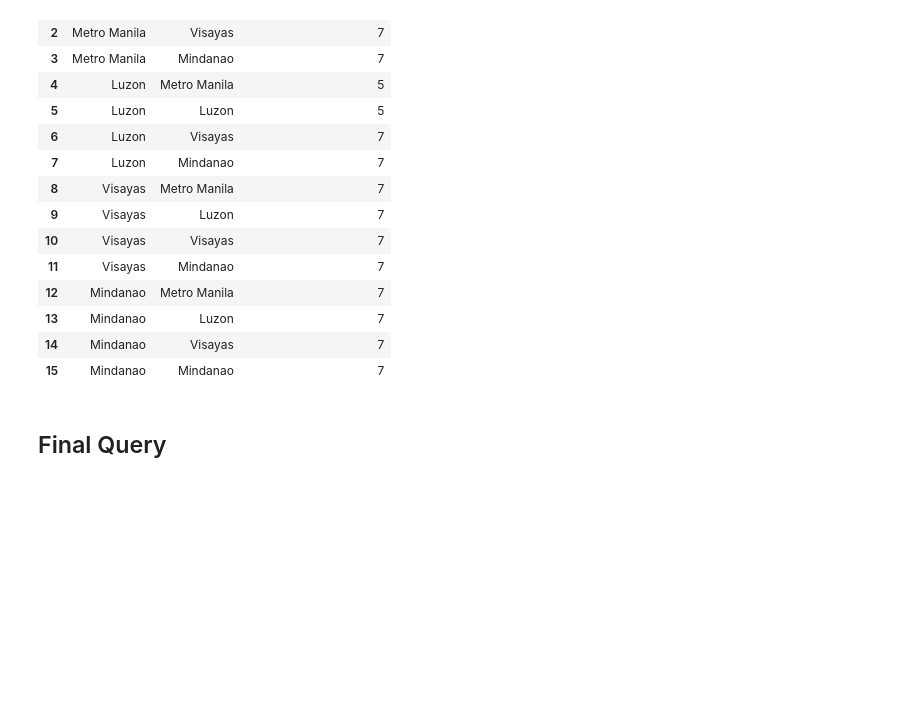
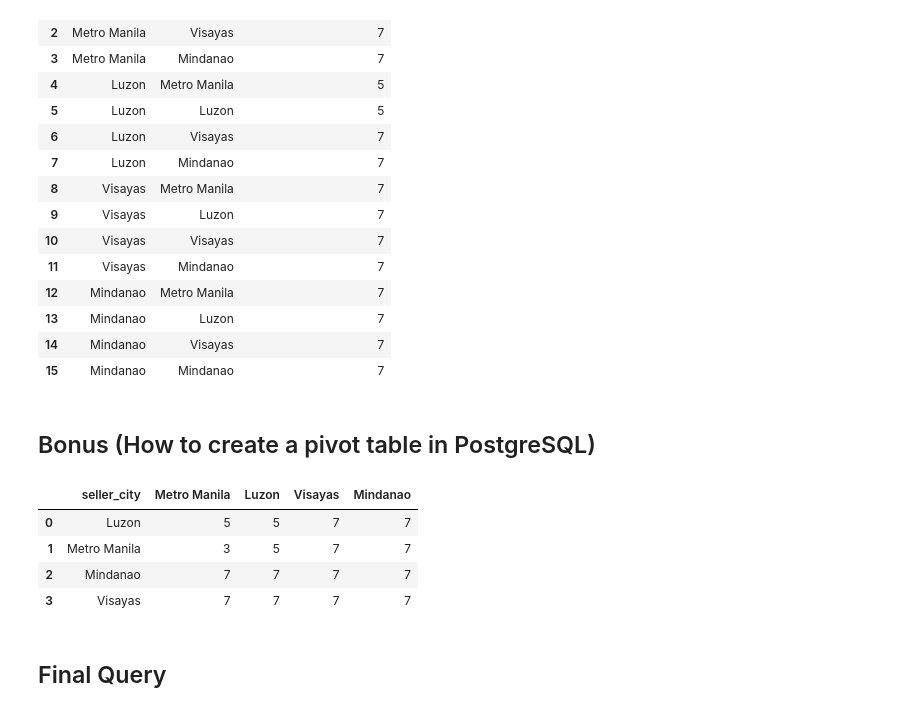
Before and after one commit to gstdl/Logistics_Analysis, a Jupyter notebook: Logistics Analysis using PostgreSQL.ipynb, the cells around one changed output. Drawn from its saved outputs; the diff is of its cells as text; code cells hidden in the pictures; blank space fills up the shorter version.

```diff
--- a/Logistics Analysis using PostgreSQL.ipynb
+++ b/Logistics Analysis using PostgreSQL.ipynb
@@ -374,6 +370,33 @@ query('SELECT * FROM sla_temp')
 | 13 | Mindanao | Luzon | 7 |
 | 14 | Mindanao | Visayas | 7 |
 | 15 | Mindanao | Mindanao | 7 |
+# %% [markdown]
+## Bonus (How to create a pivot table in PostgreSQL)
+# %%
+query('''
+/* Install Postgresql additional function for pivoting*/
+CREATE EXTENSION IF NOT EXISTS tablefunc;
+
+SELECT * FROM
+CROSSTAB(
+    'SELECT seller_city,
+            buyer_city,
+            expected_delivery_time
+     FROM sla_temp
+     ORDER BY 1,2',
+    $$VALUES {text1}$$
+) AS pivot_table(
+    seller_city VARCHAR,
+    {text2}
+)
+'''.format(text1= ',\n\t     '.join([f"('{city}')" for city in cities]),
+           text2= ',\n    '.join([f'"{city}" INT' for city in cities])))
+# %% [output]
+|  | seller_city | Metro Manila | Luzon | Visayas | Mindanao |
+| 0 | Luzon | 5 | 5 | 7 | 7 |
+| 1 | Metro Manila | 3 | 5 | 7 | 7 |
+| 2 | Mindanao | 7 | 7 | 7 | 7 |
+| 3 | Visayas | 7 | 7 | 7 | 7 |
 # %% [markdown]
 ## Final Query
 # %%
```
Also changed, not shown: parts of 6 cells of this notebook.
